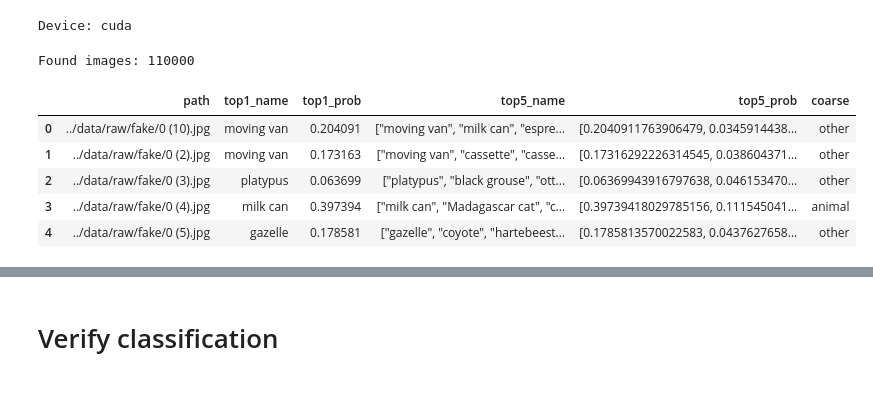
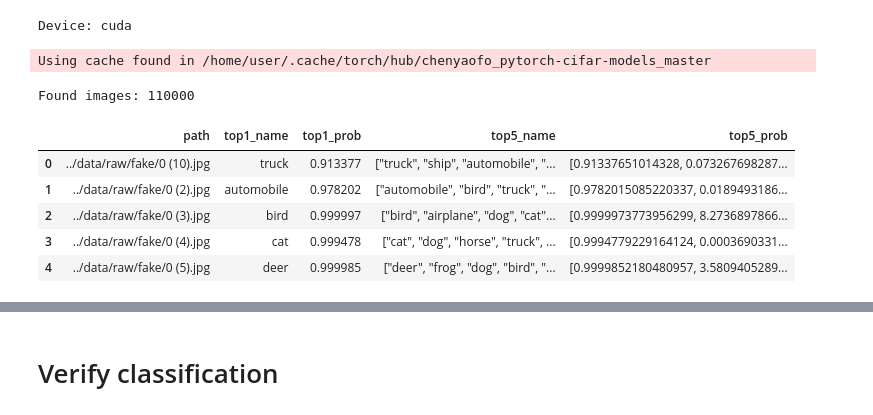
Before and after one commit to aligtb/ai-image-detector-comparison, a Jupyter notebook: notebooks/preprocessing.ipynb, the cells around one changed output, grey strips where cells are left out. Saved outputs shown, nothing was run; the diff lists cells and outputs as text; code cells hidden in the pictures.

```diff
--- a/notebooks/preprocessing.ipynb
+++ b/notebooks/preprocessing.ipynb
@@ -3,7 +3,8 @@ import os, json, shutil
 from pathlib import Path
 
 import torch
-from torchvision import models
+from torchvision import transforms
+from torchvision.datasets import CIFAR10
 from PIL import Image
 import pandas as pd
 from tqdm.auto import tqdm
@@ -15,26 +16,22 @@ RESULTS_CSV = r"../data/classifier_results.csv"
 EXTS = {".jpg", ".jpeg", ".png", ".bmp", ".webp"}
 TOP1_THRESHOLD = 0.25
 
-KEYWORDS = {
-    "people": ["person","man","woman","boy","girl","bride","groom","diver","skier","player","guitarist","singer"],
-    "bird":   ["bird","eagle","hawk","falcon","parrot","duck","goose","swan","owl","hen","rooster"],
-    "animal": ["dog","cat","lion","tiger","leopard","bear","horse","cow","sheep","goat","pig","deer","monkey","rabbit","fox","wolf"],
-    "vehicle":["car","taxi","bus","truck","motorcycle","bike","bicycle","train","airplane","helicopter","boat","ship","sail"],
-    "indoor": ["sofa","couch","chair","table","desk","lamp","tv","monitor","keyboard","bed"],
-    "outdoor":["mountain","beach","forest","valley","cliff","lakeside","seashore","desert"],
-    "building":["castle","palace","mosque","church","pagoda","barn","bridge","lighthouse"],
-}
-DEFAULT_CLASS = "other"
-
 device = torch.device("cuda" if torch.cuda.is_available() else "cpu")
 print("Device:", device)
 
-weights = models.ResNet50_Weights.IMAGENET1K_V2
-model = models.resnet50(weights=weights).to(device).eval()
-preprocess = weights.transforms()
-classes = weights.meta["categories"]
+model = torch.hub.load("chenyaofo/pytorch-cifar-models", "cifar10_resnet56", pretrained=True).to(device)
+model.eval()
+preprocess = transforms.Compose([
+    transforms.ToTensor(),
+    transforms.Normalize(
+        mean=(0.4914, 0.4822, 0.4465),  # CIFAR-10 mean
+        std=(0.2470, 0.2435, 0.2616)    # CIFAR-10 std
+    )
+])
+classes = CIFAR10(root="./", download=True).classes
 # %% [output]
 Device: cuda
+Using cache found in /home/user/.cache/torch/hub/chenyaofo_pytorch-cifar-models_master
 # %%
 def list_images(root: str):
     root = Path(root)
@@ -67,32 +56,33 @@ def map_to_coarse(names):
 # %%
 files = list_images(INPUT_DIR)
 print("Found images:", len(files))
 
 rows = []
 for p in tqdm(files, desc="Classifying"):
     pred = predict_topk(p, k=5)
     if pred is None:
         continue
     idxs, names, probs = pred
     top1_prob = probs[0]
-    coarse = map_to_coarse(names) if top1_prob >= TOP1_THRESHOLD else DEFAULT_CLASS
+    if top1_prob < TOP1_THRESHOLD:
+        names[0] = "Other" # account for classes outside the cifar-10 range
+        top1_prob = 1
     rows.append({
         "path": str(p),
         "top1_name": names[0],
         "top1_prob": top1_prob,
         "top5_name": json.dumps(names),
         "top5_prob": json.dumps(probs),
-        "coarse": coarse
     })
 
 df = pd.DataFrame(rows)
 df.to_csv(RESULTS_CSV, index=False)
 df.head()
 # %% [output]
 Found images: 110000
-|  | path | top1_name | top1_prob | top5_name | top5_prob | coarse |
-| 0 | ../data/raw/fake/0 (10).jpg | moving van | 0.204091 | ["moving van", "milk can", "espre... | [0.2040911763906479, 0.0345914438... | other |
-| 1 | ../data/raw/fake/0 (2).jpg | moving van | 0.173163 | ["moving van", "cassette", "casse... | [0.17316292226314545, 0.038604371... | other |
-| 2 | ../data/raw/fake/0 (3).jpg | platypus | 0.063699 | ["platypus", "black grouse", "ott... | [0.06369943916797638, 0.046153470... | other |
-| 3 | ../data/raw/fake/0 (4).jpg | milk can | 0.397394 | ["milk can", "Madagascar cat", "c... | [0.39739418029785156, 0.111545041... | animal |
-| 4 | ../data/raw/fake/0 (5).jpg | gazelle | 0.178581 | ["gazelle", "coyote", "hartebeest... | [0.1785813570022583, 0.0437627658... | other |
+|  | path | top1_name | top1_prob | top5_name | top5_prob |
+| 0 | ../data/raw/fake/0 (10).jpg | truck | 0.913377 | ["truck", "ship", "automobile", "... | [0.91337651014328, 0.073267698287... |
+| 1 | ../data/raw/fake/0 (2).jpg | automobile | 0.978202 | ["automobile", "bird", "truck", "... | [0.9782015085220337, 0.0189493186... |
+| 2 | ../data/raw/fake/0 (3).jpg | bird | 0.999997 | ["bird", "airplane", "dog", "cat"... | [0.9999973773956299, 8.2736897866... |
+| 3 | ../data/raw/fake/0 (4).jpg | cat | 0.999478 | ["cat", "dog", "horse", "truck", ... | [0.9994779229164124, 0.0003690331... |
+| 4 | ../data/raw/fake/0 (5).jpg | deer | 0.999985 | ["deer", "frog", "dog", "bird", "... | [0.9999852180480957, 3.5809405289... |
```
Also changed, not shown: parts of 10 cells of this notebook, 2 other files.
